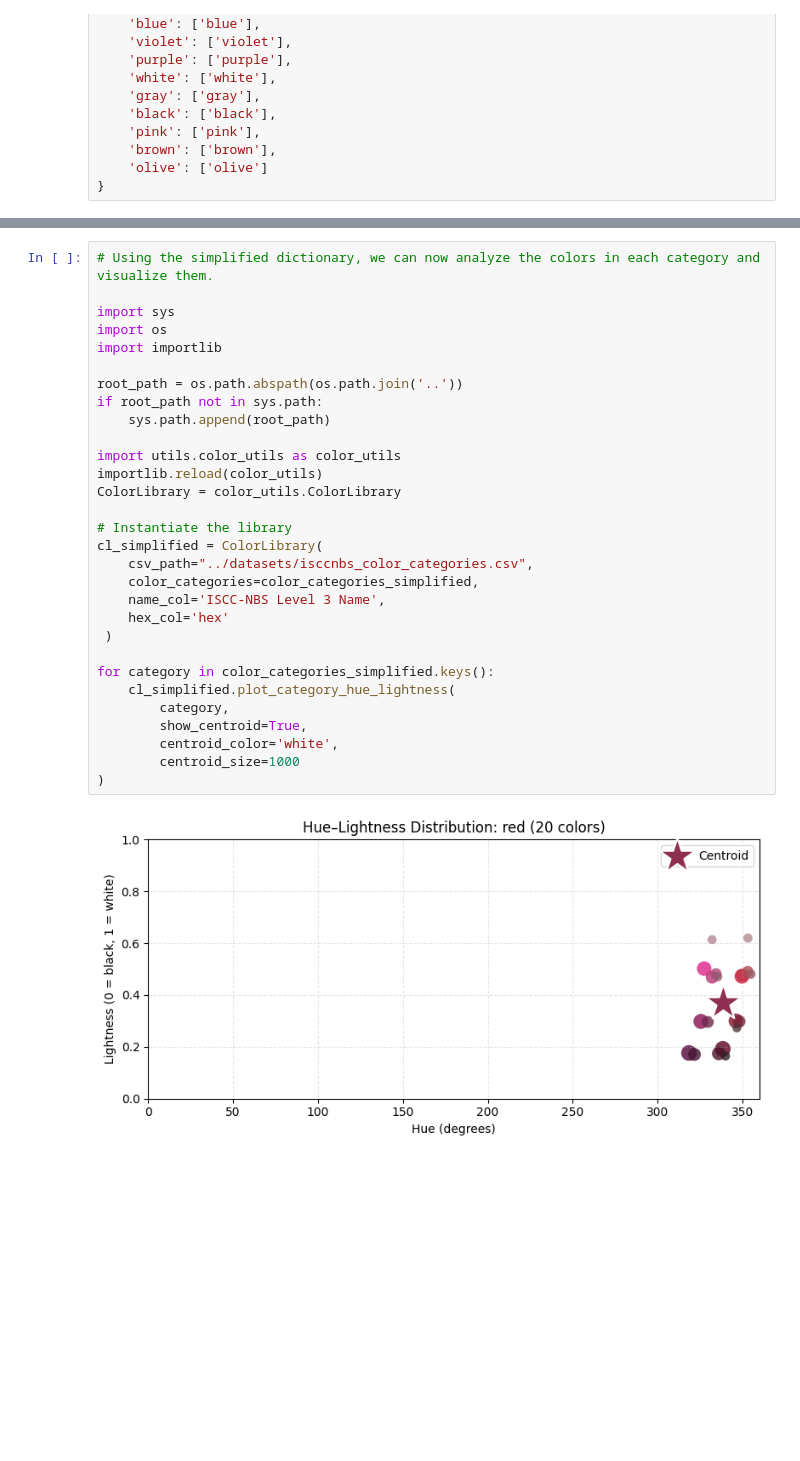
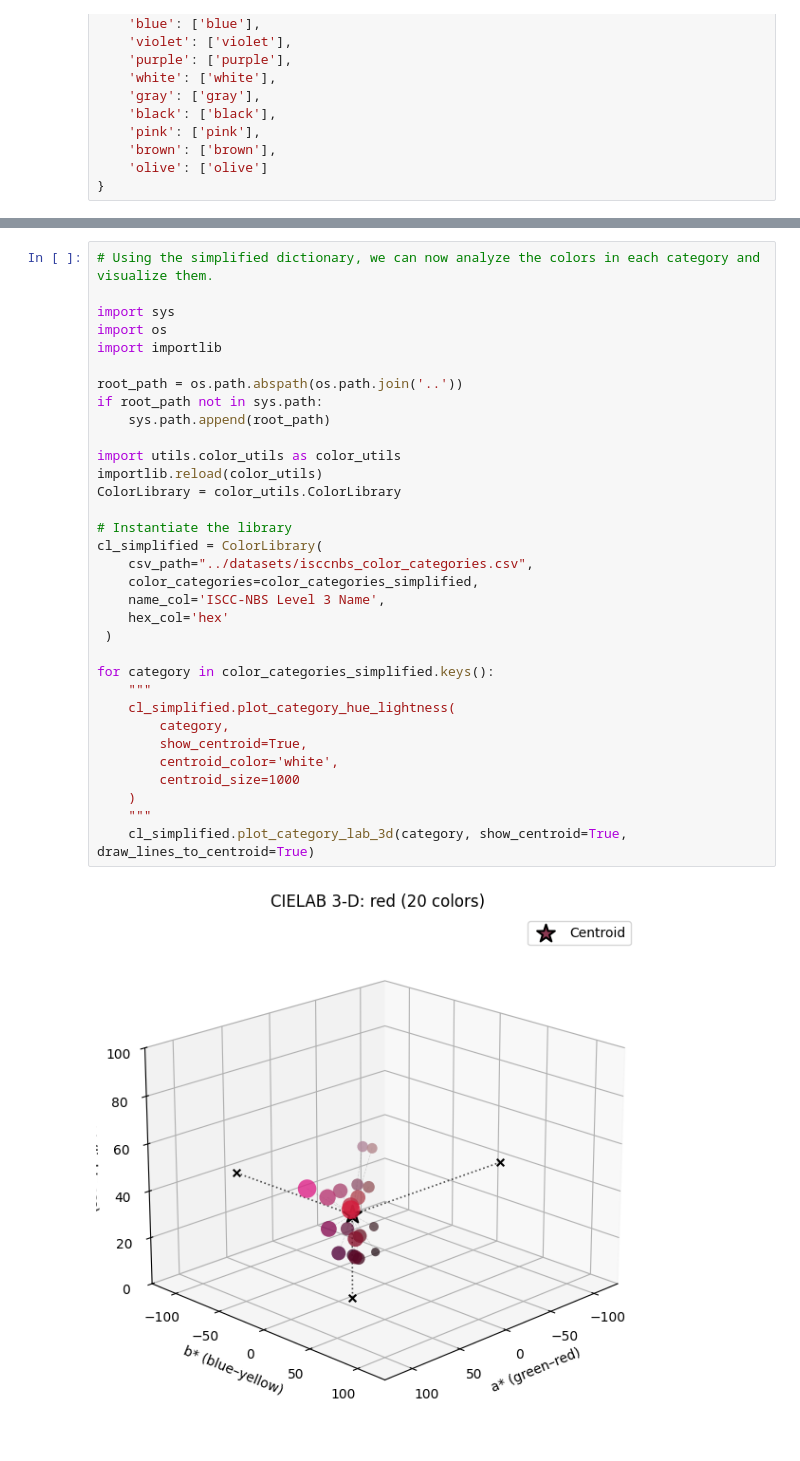
Before and after one commit to giosanchez0208/Clothing-Color-Recognition-ML-With-Synthetic-Dataset, a Jupyter notebook: notebooks/color_categorization.ipynb, the cells around one changed output, grey strips where cells are left out. Drawn from its saved outputs; the diff is of its cells as text; blank space fills up the shorter version.

```diff
--- a/notebooks/color_categorization.ipynb
+++ b/notebooks/color_categorization.ipynb
@@ -109,32 +109,35 @@ Colors are plotted on a **CIELAB hue–lightness plane** (h_ab vs L*) rather tha
 # %%
 # Using the simplified dictionary, we can now analyze the colors in each category and visualize them.
 
 import sys
 import os
 import importlib
 
 root_path = os.path.abspath(os.path.join('..'))
 if root_path not in sys.path:
     sys.path.append(root_path)
 
 import utils.color_utils as color_utils
 importlib.reload(color_utils)
 ColorLibrary = color_utils.ColorLibrary
 
 # Instantiate the library
 cl_simplified = ColorLibrary(
     csv_path="../datasets/isccnbs_color_categories.csv",
     color_categories=color_categories_simplified,
     name_col='ISCC-NBS Level 3 Name',
     hex_col='hex'
  )
 
 for category in color_categories_simplified.keys():
+    """
     cl_simplified.plot_category_hue_lightness(
         category,
         show_centroid=True,
         centroid_color='white',
         centroid_size=1000
-)
+    )
+    """
+    cl_simplified.plot_category_lab_3d(category, show_centroid=True, draw_lines_to_centroid=True)
 # %% [output]
-[figure, old version]
+[figure, new version]
```
Also changed, not shown: parts of 4 cells of this notebook, 3 other files.
